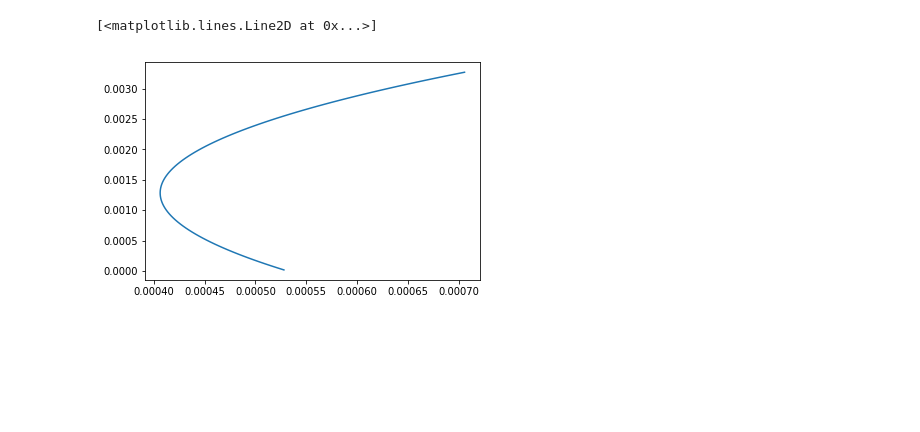
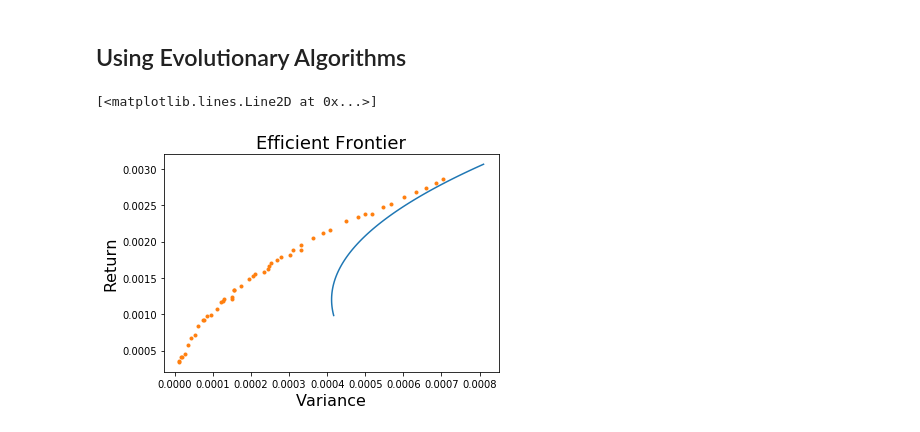
Before and after one commit to mikhailgaerlan/Portfolio-Efficient-Frontier, a Jupyter notebook: Efficient Frontier.ipynb, the cells around one changed output. Cells and saved outputs as stored; diff of their text form; code cells hidden in the pictures; blank space fills up the shorter version.

Commit message:
Added evolutionary algorithm calculation.

```diff
--- a/Efficient Frontier.ipynb
+++ b/Efficient Frontier.ipynb
@@ -6,7 +8,9 @@ import matplotlib.pyplot as plt
 # %%
 my_file = open('Stocks_List.txt','r')
 stocks = my_file.read().split('\n')
-stock_analysis = ['AAPL', 'MSFT', 'PG', 'GE']
+stock_analysis = ['AAPL', 'PG']
+n_stock = len(stock_analysis)
+basis = np.eye(len(stock_analysis))
 time_frame = '1y'
 # %%
 tickers = {stock: yf.Ticker(stock) for stock in stocks}
@@ -42,6 +106,2 @@ frontier = np.array([get_ret_var(return0[0]) for return0 in returns])
-# %%
-x,y = frontier.T
-plt.plot(x,y)
-# %% [output]
-[<matplotlib.lines.Line2D at 0x...>]
-[figure, removed]
+# %% [markdown]
+## Using Evolutionary Algorithms
@@ -47,0 +179,18 @@ plt.plot(x,y)
+# %%
+pop = toolbox.population(n=500)
+#history.update(pop)
+CXPB, MUTPB, NGEN = 0.8, 0.2, 10
+
+pop, logbook = algorithms.eaSimple(pop,toolbox,cxpb=CXPB,mutpb=MUTPB,ngen=NGEN,stats=stats,verbose=False)
+# %%
+non_dom = tools.sortNondominated(pop, k=len(pop), first_front_only=True)[0]
+fitnesses = toolbox.map(toolbox.evaluate,non_dom)
+x1, y1 = np.array(fitnesses).T
+plt.title('Efficient Frontier',fontsize=18)
+plt.xlabel('Variance',fontsize=16)
+plt.ylabel('Return',fontsize=16)
+plt.plot(x,y)
+plt.plot(x1,y1,'.')
+# %% [output]
+[<matplotlib.lines.Line2D at 0x...>]
+[figure, added]
```
Also changed, not shown: parts of 11 cells of this notebook, 3 other files.
